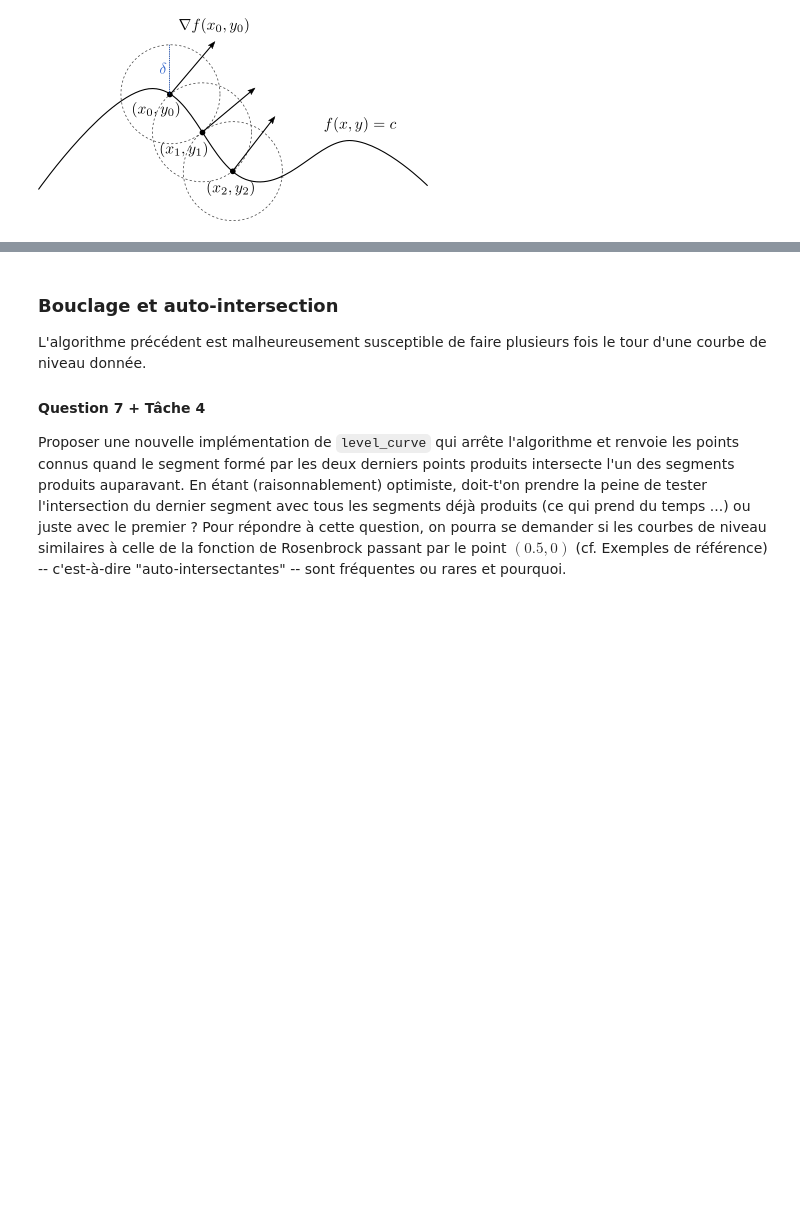
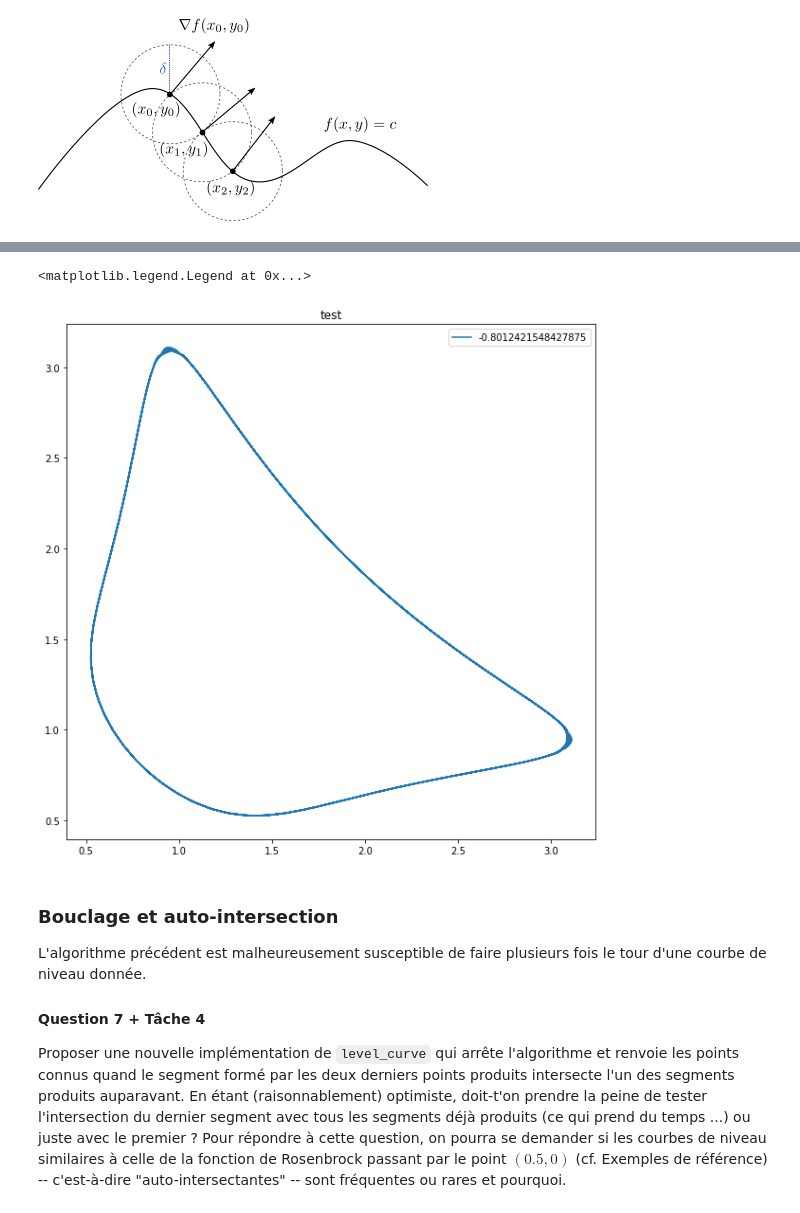
Before and after one commit to guillaumerichard2020/Projet-maths-1, a Jupyter notebook: Courbes de niveau - Enoncé.ipynb, the cells around one changed output, grey strips where cells are left out. Saved outputs shown, nothing was run; the diff lists cells and outputs as text; code cells hidden in the pictures; blank space fills up the shorter version.

```diff
--- a/Courbes de niveau - Enoncé.ipynb
+++ b/Courbes de niveau - Enoncé.ipynb
@@ -419,3 +446,12 @@ def level_curve(f, x0, y0, delta=0.1, N=1000, eps=10**(-10)):
+# %%
+test=level_curve(f3, 0.8, 0.8, 0.1, 1000)
+
+plt.title('test')
+plt.plot(test[0],test[1], label=f3(0.8,0.8))
+plt.legend()
+# %% [output]
+<matplotlib.legend.Legend at 0x...>
+[figure, added]
 # %% [markdown]
 ### Bouclage et auto-intersection
 
```
Also changed, not shown: parts of 5 cells of this notebook.
